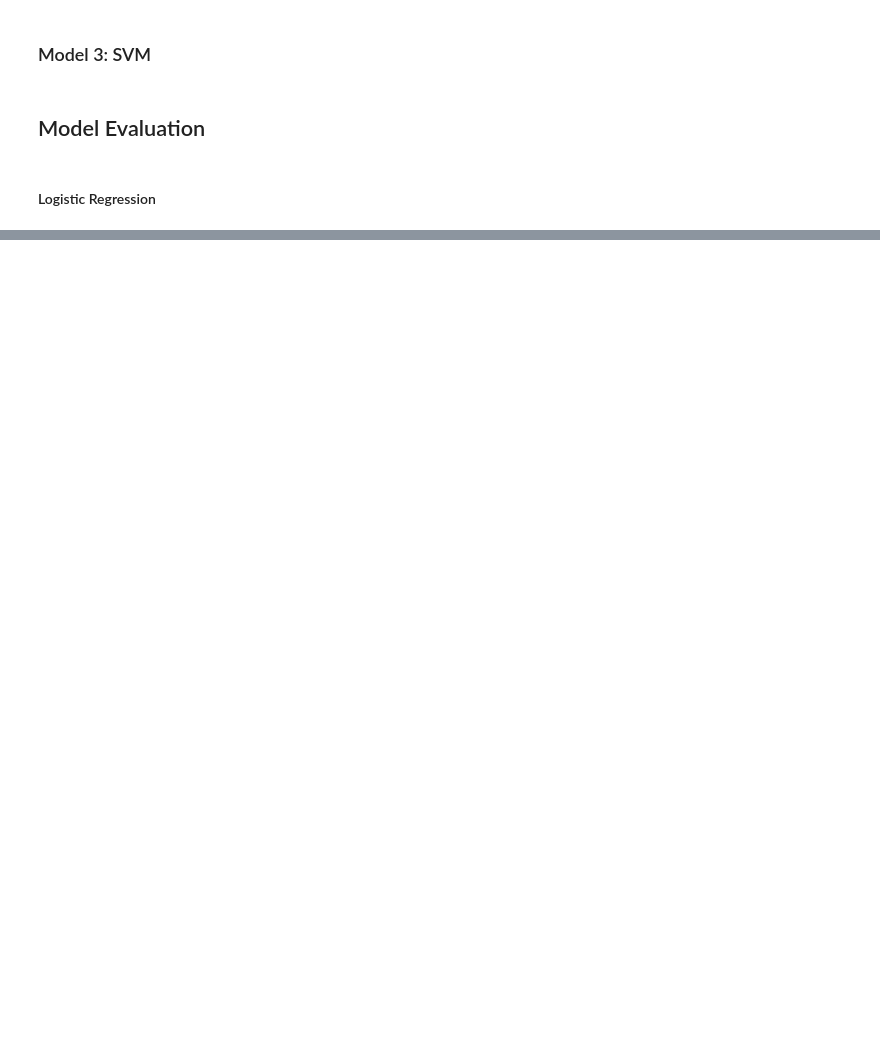
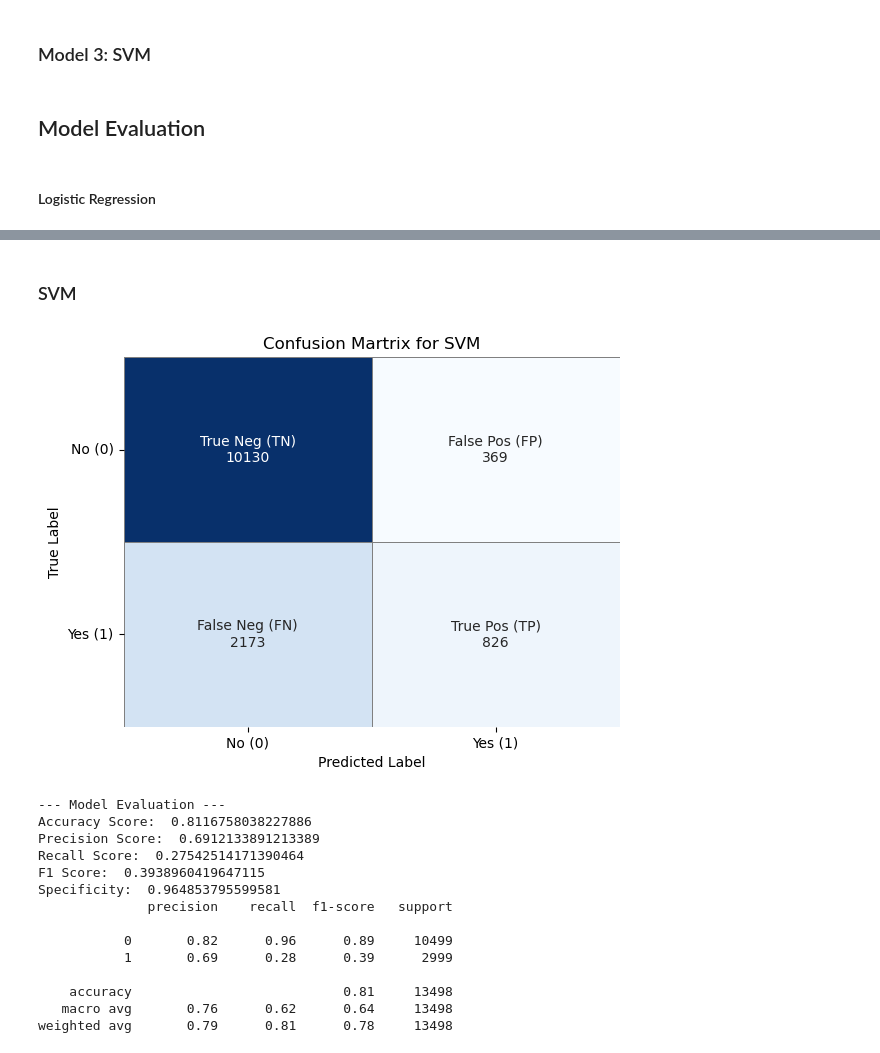
Before and after one commit to jb705249/SJU_DSS_740_Final_Project, a Jupyter notebook: Scr/all_models.ipynb, the cells around one changed output, grey strips where cells are left out. Drawn from its saved outputs; the diff is of its cells as text; code cells hidden in the pictures; blank space fills up the shorter version.

```diff
--- a/Scr/all_models.ipynb
+++ b/Scr/all_models.ipynb
@@ -328,0 +358,22 @@ Specificity:  0.6671111534431851
+# %% [markdown]
+<h3> SVM </h3>
+# %%
+# Base Model
+svm_pred = svmBase.predict(X_test_scaled)
+print(cm(svm_pred, y_test, 'SVM'))
+# %% [output]
+[figure, added]
+--- Model Evaluation ---
+Accuracy Score:  0.8116758038227886
+Precision Score:  0.6912133891213389
+Recall Score:  0.27542514171390464
+F1 Score:  0.3938960419647115
+Specificity:  0.964853795599581
+              precision    recall  f1-score   support
+
+           0       0.82      0.96      0.89     10499
+           1       0.69      0.28      0.39      2999
+
+    accuracy                           0.81     13498
+   macro avg       0.76      0.62      0.64     13498
+weighted avg       0.79      0.81      0.78     13498
```
Also changed, not shown: parts of 19 cells of this notebook.
